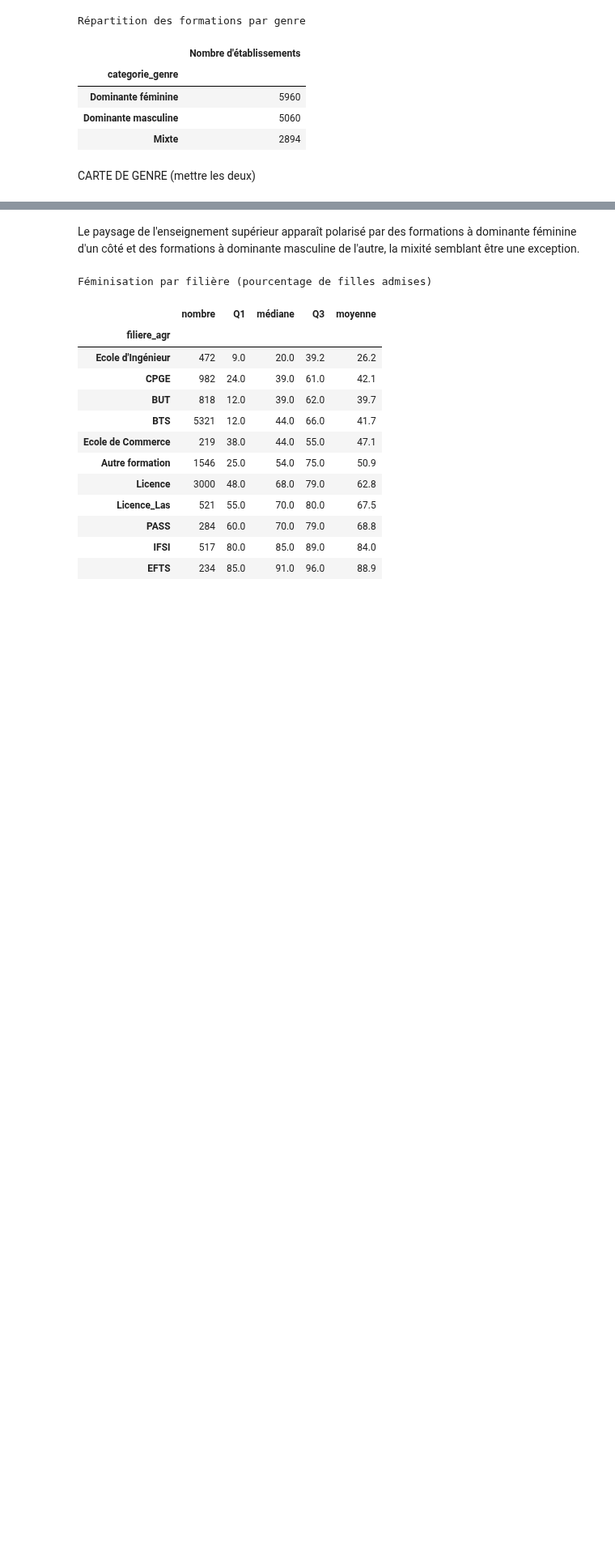
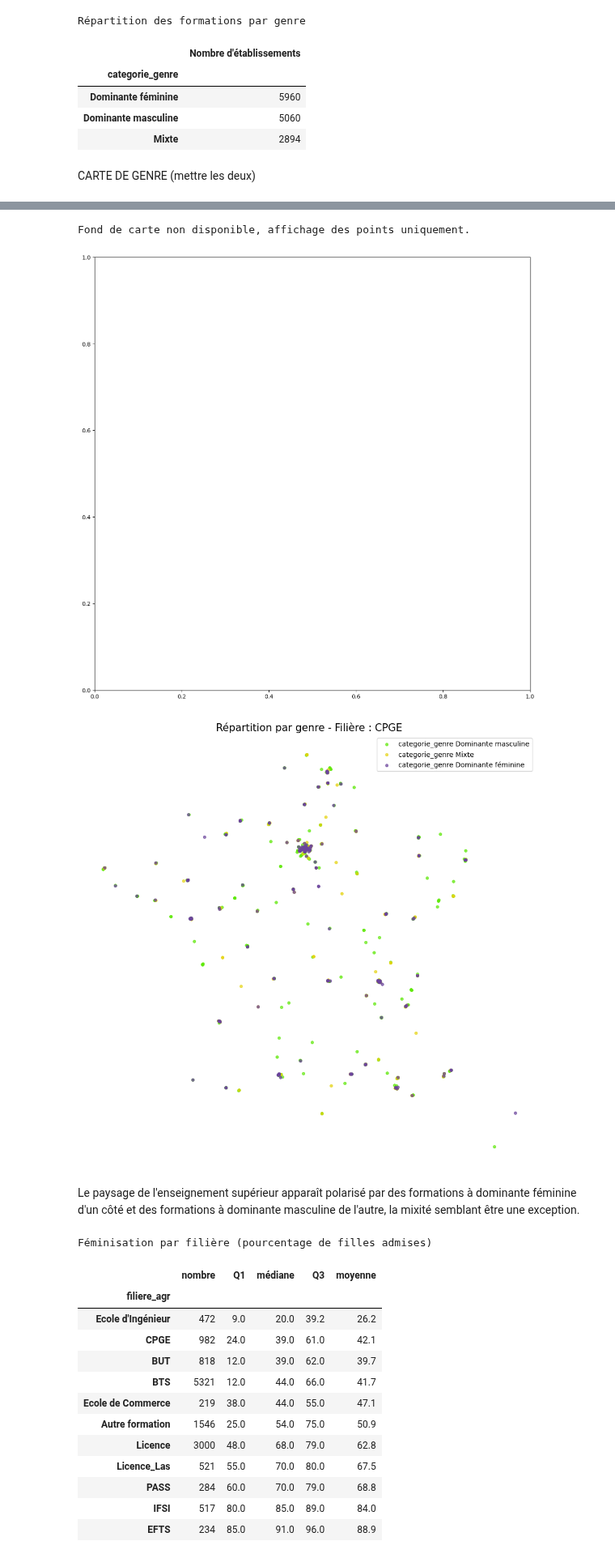
Before and after one commit to elise-m1/Projet-python-data-science, a Jupyter notebook: new_main.ipynb, the cells around one changed output, grey strips where cells are left out. Shown at 81% size. Saved outputs shown, nothing was run; the diff lists cells and outputs as text; code cells hidden in the pictures; blank space fills up the shorter version.

```diff
--- a/new_main.ipynb
+++ b/new_main.ipynb
@@ -788,0 +821,3 @@ KeyboardInterrupt:
+# %%
+Gender_card_by_way(df, "CPGE")
+# %% [output]
@@ -789,3 +834,6 @@ KeyboardInterrupt:
+Fond de carte non disponible, affichage des points uniquement.
+[figure, added]
+[figure, added]
 # %% [markdown]
 Le paysage de l'enseignement supérieur apparaît polarisé par des formations à dominante féminine d'un côté et des formations à dominante masculine de l'autre, la mixité semblant être une exception.
 # %%
```
Also changed, not shown: parts of 11 cells of this notebook, 5 other files.
